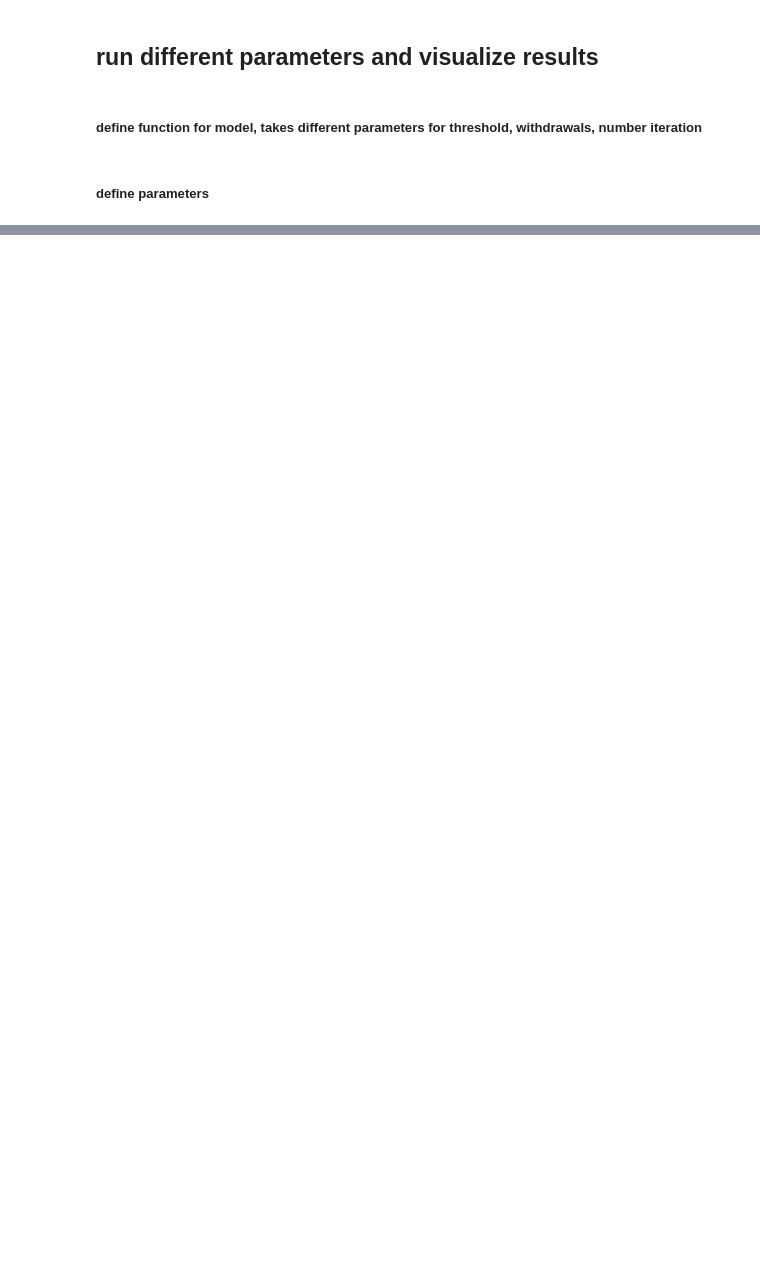
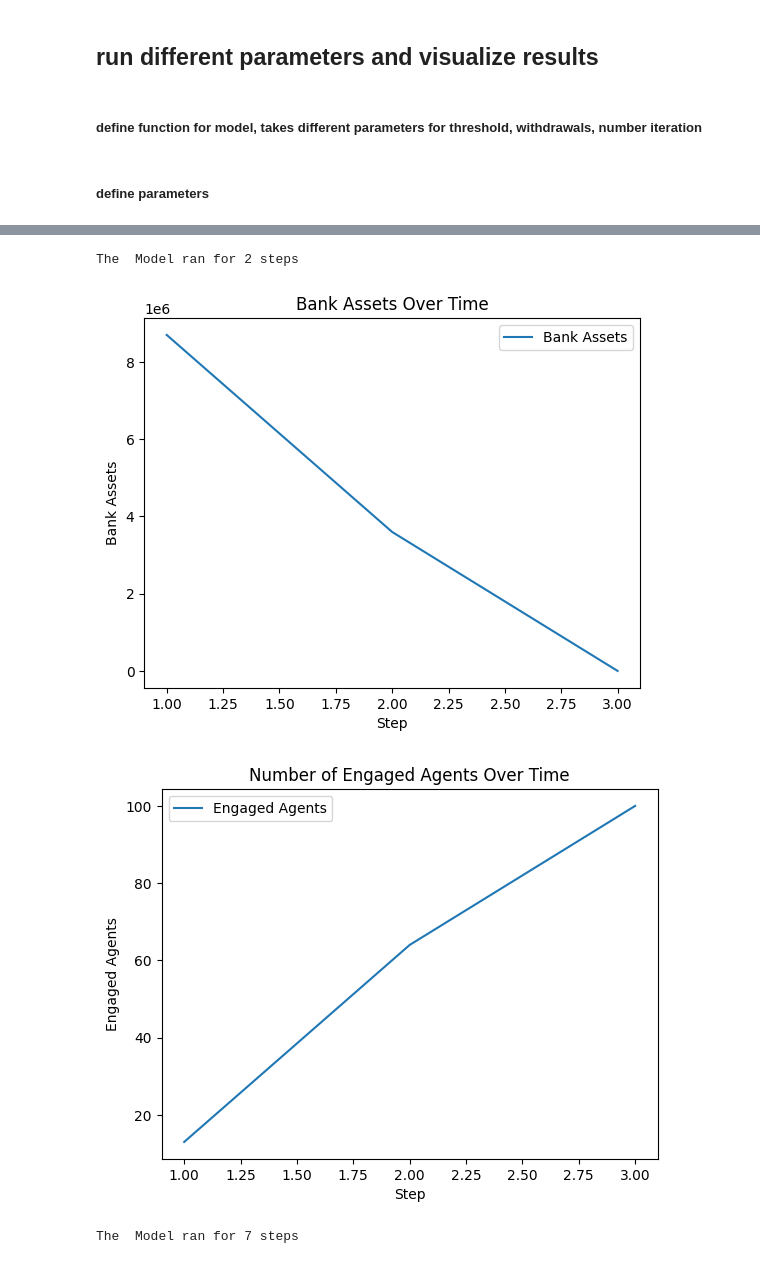
Before and after one commit to juergenstumpf01/CMSS_BankRuns, a Jupyter notebook: bank_run_basic_modelling.ipynb, the cells around one changed output, grey strips where cells are left out. Saved outputs shown, nothing was run; the diff lists cells and outputs as text; code cells hidden in the pictures; blank space fills up the shorter version.

Commit message:
Add files via upload
Extended model

```diff
--- a/bank_run_basic_modelling.ipynb
+++ b/bank_run_basic_modelling.ipynb
@@ -275,0 +314,55 @@ plt.show()
+# %%
+model = GranovetterModelExtended(N=N, mu=mu, sigma=sigma,
+                              initial_bank_assets=initial_bank_assets,
+                              mean_withdrawal=mean_withdrawal,
+                              std_withdrawal=std_withdrawal,
+                              withdrawal_limit=withdrawal_limit)
+
+while model.running and model.schedule.steps < 100:
+    model.step()
+
+print('The  Model ran for {} steps'.format(model.schedule.steps))
+# %% [output]
+The  Model ran for 2 steps
+# %%
+import matplotlib.pyplot as plt
+
+# Extend the model to collect data
+class GranovetterModelDataCollection(GranovetterModelExtended):
+    def __init__(self, *args, **kwargs):
+        super().__init__(*args, **kwargs)
+        self.data = {"step": [], "bank_assets": [], "engaged_agents": []}
+
+    def step(self):
+        super().step()
+        engaged_agents = sum(agent.engaged for agent in self.schedule.agents)
+        self.data["step"].append(self.schedule.time)
+        self.data["bank_assets"].append(self.bank_assets)
+        self.data["engaged_agents"].append(engaged_agents)
+
+# Initialize the model
+model = GranovetterModelDataCollection(N=100, mu=0.1, sigma=0.1, initial_bank_assets=10000000, mean_withdrawal=100000, std_withdrawal=1000, withdrawal_limit=500000)
+
+# Run the model
+while model.running:
+    model.step()
+
+# Plot the results
+plt.figure()
+plt.plot(model.data["step"], model.data["bank_assets"], label="Bank Assets")
+plt.xlabel("Step")
+plt.ylabel("Bank Assets")
+plt.title("Bank Assets Over Time")
+plt.legend()
+
+plt.figure()
+plt.plot(model.data["step"], model.data["engaged_agents"], label="Engaged Agents")
+plt.xlabel("Step")
+plt.ylabel("Engaged Agents")
+plt.title("Number of Engaged Agents Over Time")
+plt.legend()
+
+plt.show()
+# %% [output]
+[figure, added]
+[figure, added]
@@ -275,0 +377,13 @@ plt.show()
+# %%
+model = GranovetterModelExtended(N=N, mu=mu, sigma=sigma,
+                              initial_bank_assets=initial_bank_assets,
+                              mean_withdrawal=mean_withdrawal,
+                              std_withdrawal=std_withdrawal,
+                              withdrawal_limit=withdrawal_limit)
+
+while model.running and model.schedule.steps < 100:
+    model.step()
+
+print('The  Model ran for {} steps'.format(model.schedule.steps))
+# %% [output]
+The  Model ran for 7 steps
```
Also changed, not shown: parts of 7 cells of this notebook.
